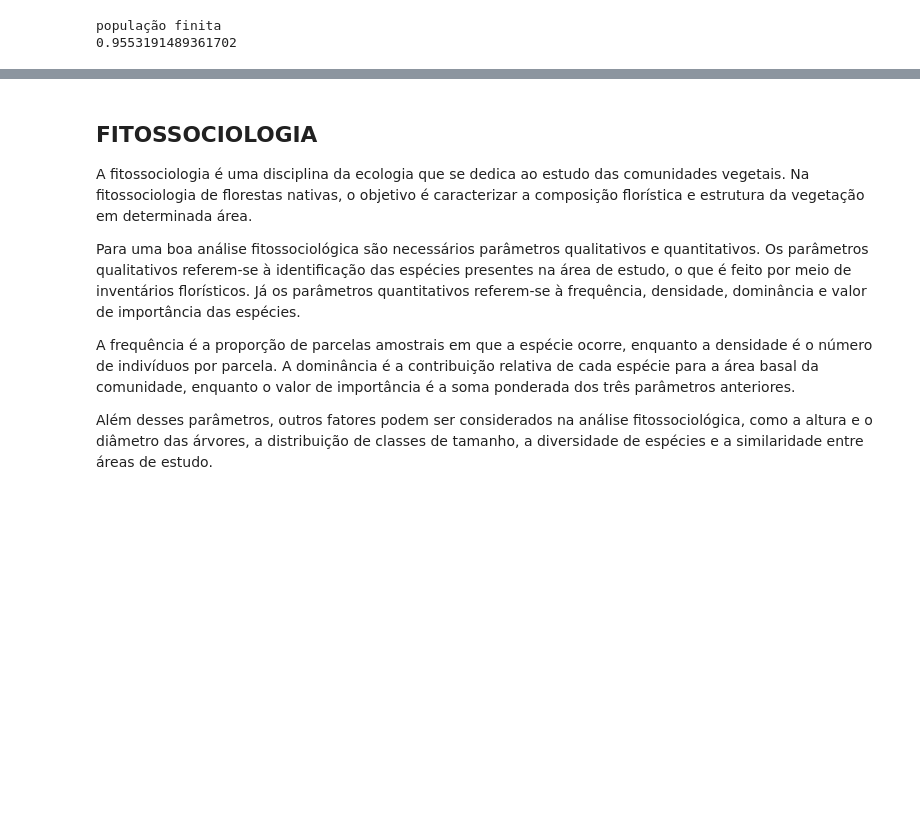
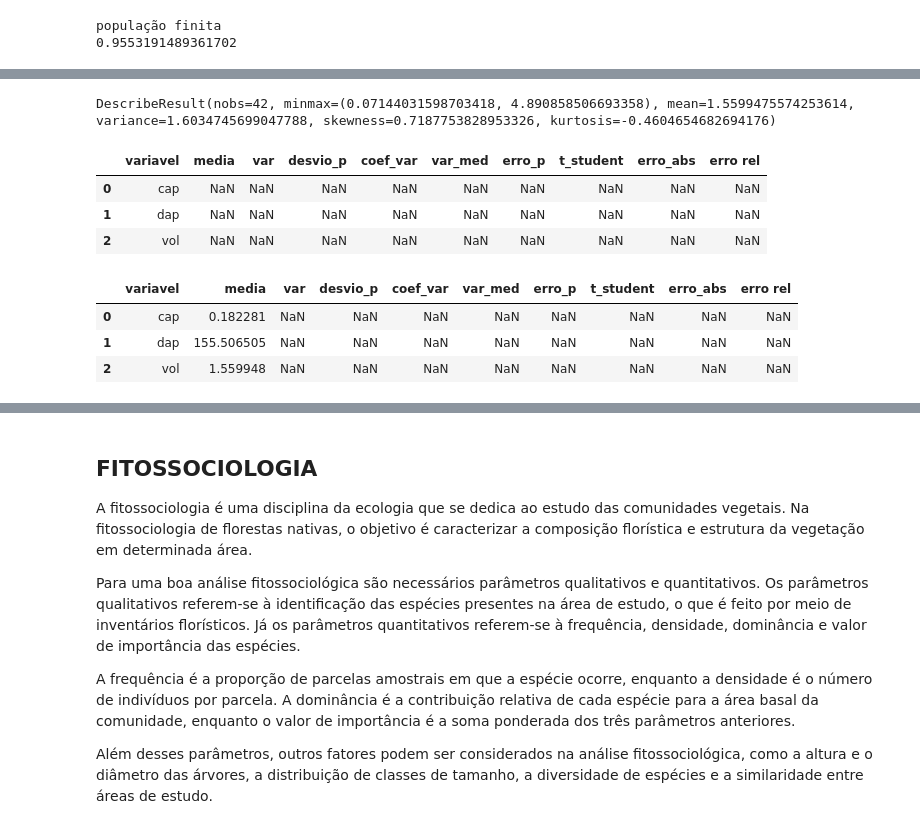
Before and after one commit to nettorobson/jupyter-if, a Jupyter notebook: if_teste.ipynb, the cells around one changed output, grey strips where cells are left out. Cells and saved outputs as stored; diff of their text form; code cells hidden in the pictures; blank space fills up the shorter version.

```diff
--- a/if_teste.ipynb
+++ b/if_teste.ipynb
@@ -697,0 +804,23 @@ população finita
+# %%
+# Para checar depois
+stats.describe(data_ua['soma_vol'])
+# %% [output]
+DescribeResult(nobs=42, minmax=(0.07144031598703418, 4.890858506693358), mean=1.5599475574253614, variance=1.6034745699047788, skewness=0.7187753828953326, kurtosis=-0.4604654682694176)
+# %%
+# Criação do dataframe
+data_est = pd.DataFrame(columns=('variavel', 'media', 'var', 'desvio_p', \
+                                 'coef_var', 'var_med', 'erro_p', 't_student', 'erro_abs', 'erro_rel'))
+data_est['variavel'] = ('cap', 'dap', 'vol')
+data_est.head()
+# %% [output]
+|  | variavel | media | var | desvio_p | coef_var | var_med | erro_p | t_student | erro_abs | erro rel |
+| 0 | cap | NaN | NaN | NaN | NaN | NaN | NaN | NaN | NaN | NaN |
+| 1 | dap | NaN | NaN | NaN | NaN | NaN | NaN | NaN | NaN | NaN |
+| 2 | vol | NaN | NaN | NaN | NaN | NaN | NaN | NaN | NaN | NaN |
+# %%
+data_est['media'] = data_ua[['soma_g','soma_dap','soma_vol']].mean().values
+# %% [output]
+|  | variavel | media | var | desvio_p | coef_var | var_med | erro_p | t_student | erro_abs | erro rel |
+| 0 | cap | 0.182281 | NaN | NaN | NaN | NaN | NaN | NaN | NaN | NaN |
+| 1 | dap | 155.506505 | NaN | NaN | NaN | NaN | NaN | NaN | NaN | NaN |
+| 2 | vol | 1.559948 | NaN | NaN | NaN | NaN | NaN | NaN | NaN | NaN |
```
Also changed, not shown: parts of 51 cells of this notebook.
